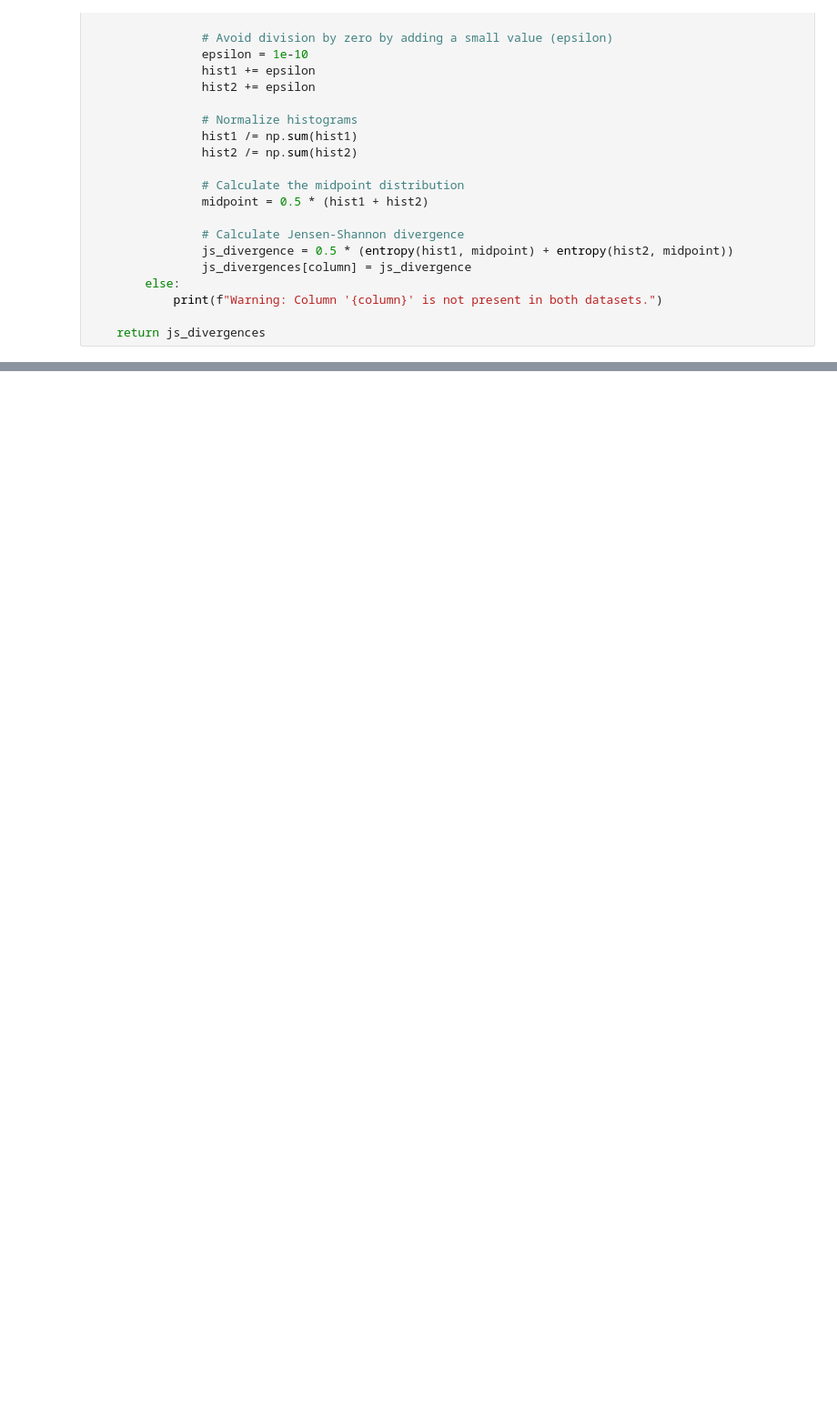
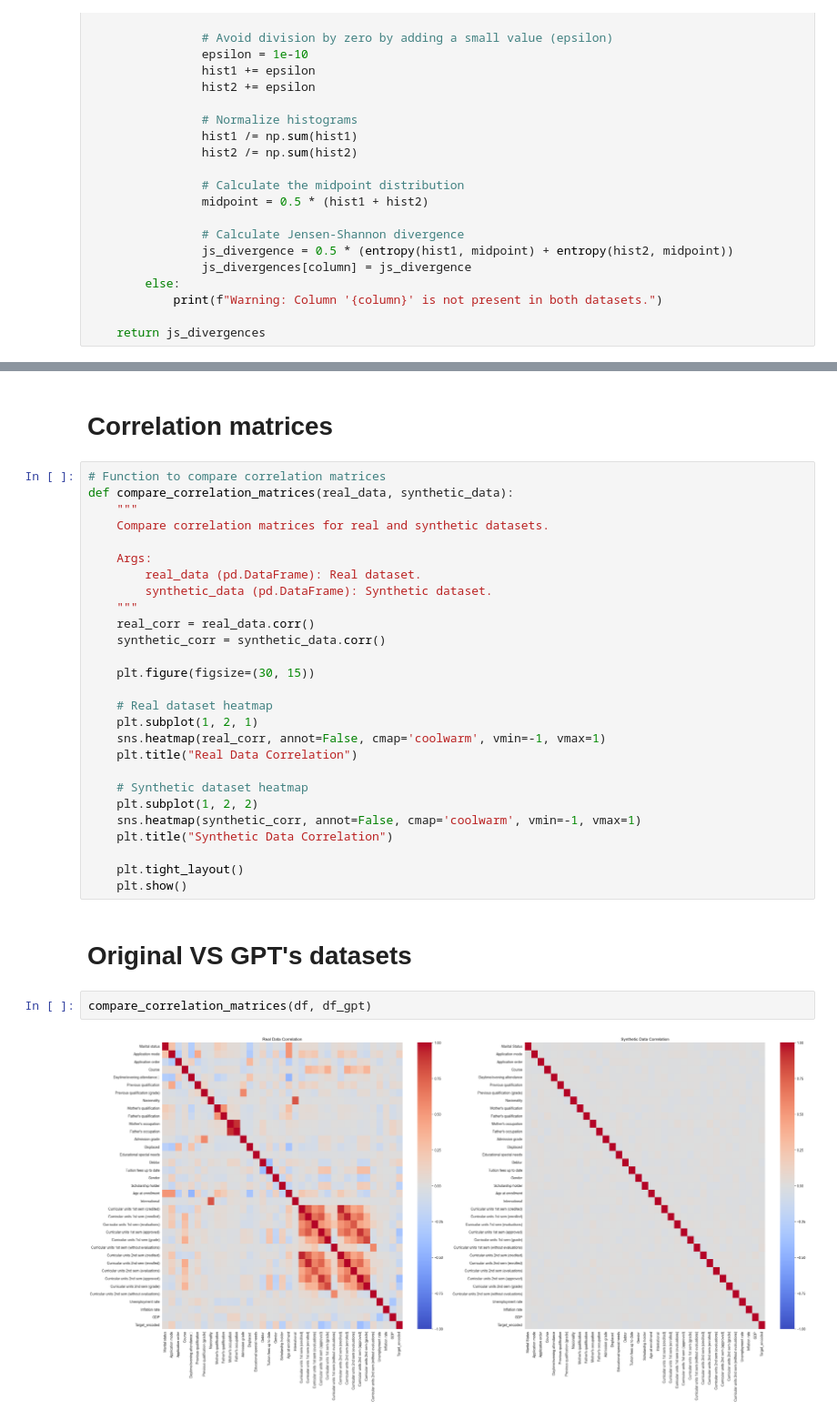
Before and after one commit to ValentynFedorov/LLM_data_synthesis, a Jupyter notebook: Main.ipynb, the cells around one changed output, grey strips where cells are left out. Shown at 91% size. Drawn from its saved outputs; the diff is of its cells as text; blank space fills up the shorter version.

Commit message:
Updated plotting and titling

```diff
--- a/Main.ipynb
+++ b/Main.ipynb
@@ -1388,0 +1463,35 @@ Target_encoded: 0.1182
+# %% [markdown]
+# Correlation matrices
+# %%
+# Function to compare correlation matrices
+def compare_correlation_matrices(real_data, synthetic_data):
+    """
+    Compare correlation matrices for real and synthetic datasets.
+
+    Args:
+        real_data (pd.DataFrame): Real dataset.
+        synthetic_data (pd.DataFrame): Synthetic dataset.
+    """
+    real_corr = real_data.corr()
+    synthetic_corr = synthetic_data.corr()
+
+    plt.figure(figsize=(30, 15))
+
+    # Real dataset heatmap
+    plt.subplot(1, 2, 1)
+    sns.heatmap(real_corr, annot=False, cmap='coolwarm', vmin=-1, vmax=1)
+    plt.title("Real Data Correlation")
+
+    # Synthetic dataset heatmap
+    plt.subplot(1, 2, 2)
+    sns.heatmap(synthetic_corr, annot=False, cmap='coolwarm', vmin=-1, vmax=1)
+    plt.title("Synthetic Data Correlation")
+
+    plt.tight_layout()
+    plt.show()
+# %% [markdown]
+# Original VS GPT's datasets
+# %%
+compare_correlation_matrices(df, df_gpt)
+# %% [output]
+[figure, added]
```
Also changed, not shown: parts of 44 cells of this notebook, 4 other files.
